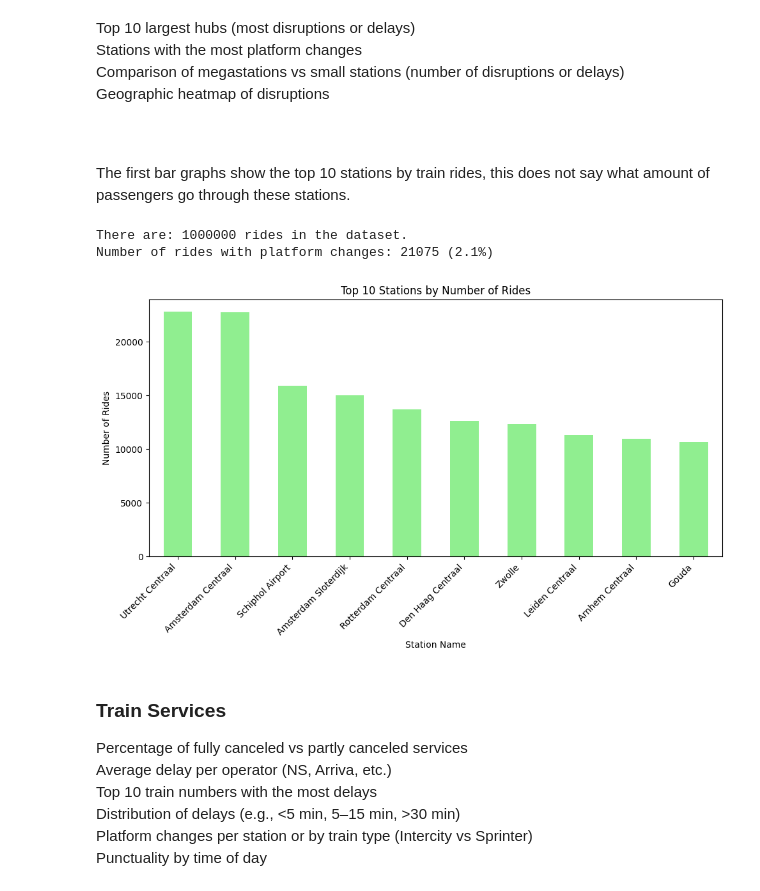
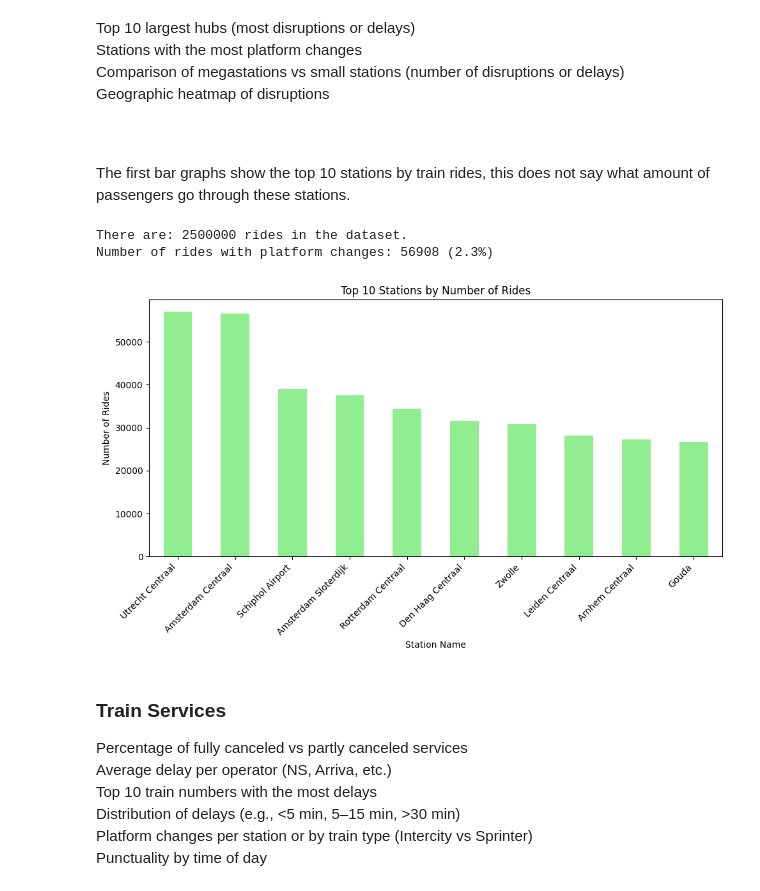
Before and after one commit to BramWillems/Personal-Challenge-NS-Treinen, a Jupyter notebook: EDA.ipynb, the cells around one changed output. Saved outputs shown, nothing was run; the diff lists cells and outputs as text; code cells hidden in the pictures.

```diff
--- a/EDA.ipynb
+++ b/EDA.ipynb
@@ -248,33 +326,33 @@ The first bar graphs show the top 10 stations by train rides, this does not say
 # %%
 import pandas as pd
 import matplotlib.pyplot as plt
 
-df_rides = pd.read_csv("NS_Data\combined_trein_data.csv", nrows=1_000_000)
+df_rides = pd.read_csv("NS_Data\combined_trein_data.csv", nrows=2_500_000)
 print(f'There are: {df_rides.shape[0]} rides in the dataset.')
 
 # Get the amount of rides per station
 station_counts = df_rides['Stop:Station name'].value_counts()
 top_10_stations = station_counts.head(10)
 
 # Get the amount of rides that did not arrive on the planned platform
 df_rides['platform_changed'] = df_rides['Stop:Planned platform'].astype(str) != df_rides['Stop:Actual platform'].astype(str)
 num_changed = df_rides['platform_changed'].sum()
 perc_changes = (num_changed / df_rides.shape[0]) * 100
 print(f'Number of rides with platform changes: {num_changed} ({perc_changes:.2}%)')
 
 # Plot bar graph for top 10 stations
 plt.figure(figsize=(10,6))
 top_10_stations.plot(kind='bar', color='lightgreen')
 plt.title('Top 10 Stations by Number of Rides')
 plt.xlabel('Station Name')
 plt.ylabel('Number of Rides')
 plt.xticks(rotation=45, ha='right')
 plt.tight_layout()
 plt.show()
 # %% [output]
-There are: 1000000 rides in the dataset.
-Number of rides with platform changes: 21075 (2.1%)
+There are: 2500000 rides in the dataset.
+Number of rides with platform changes: 56908 (2.3%)
-[figure, old version]
+[figure, new version]
 # %% [markdown]
 ### Train Services
 Percentage of fully canceled vs partly canceled services
```
Also changed, not shown: parts of 9 cells of this notebook, 4 other files.
